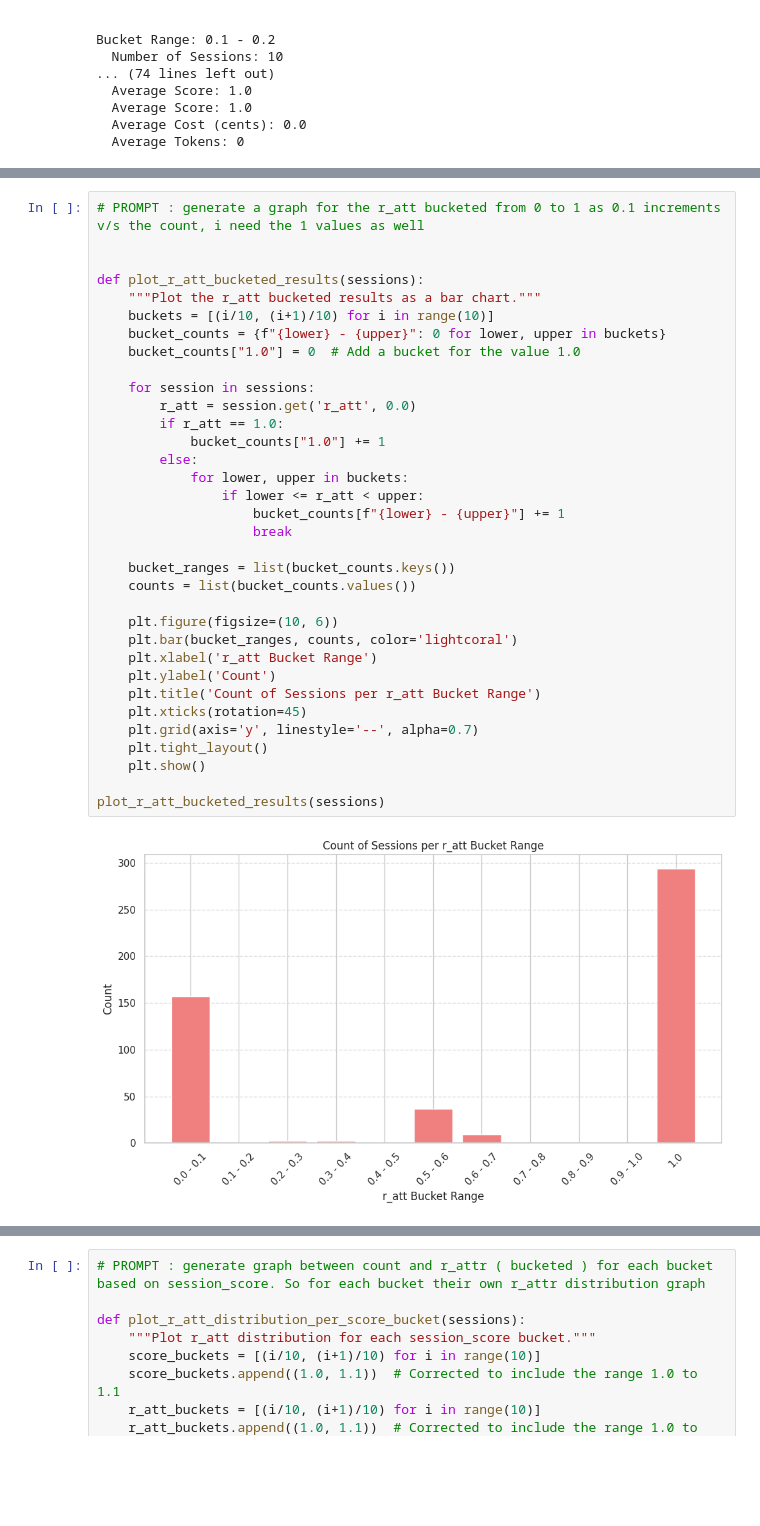
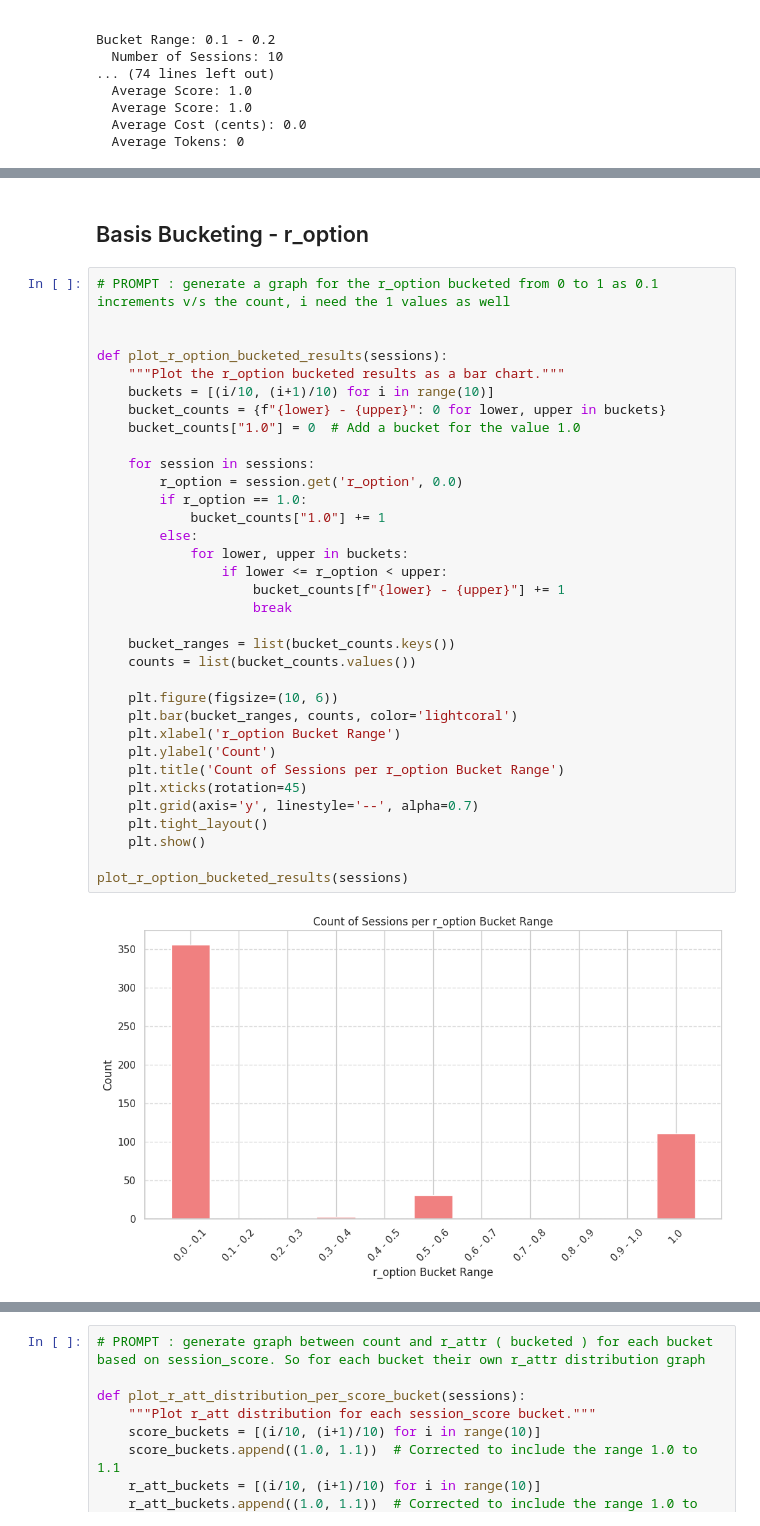
Before and after one commit to Govind-S-B/webshop-benchmark-prune, a Jupyter notebook: analytics_script/analytics_notebook.ipynb, the cells around one changed output, grey strips where cells are left out. Drawn from its saved outputs; the diff is of its cells as text; blank space fills up the shorter version.

```diff
--- a/analytics_script/analytics_notebook.ipynb
+++ b/analytics_script/analytics_notebook.ipynb
@@ -249,39 +249,41 @@ def plot_bucketed_results(bucketed_results):
 plot_bucketed_results(bucketed_results)
 # %% [output]
 [figure]
+# %% [markdown]
+## Basis Bucketing - r_option
 # %%
-# PROMPT : generate a graph for the r_att bucketed from 0 to 1 as 0.1 increments v/s the count, i need the 1 values as well
+# PROMPT : generate a graph for the r_option bucketed from 0 to 1 as 0.1 increments v/s the count, i need the 1 values as well
 
 
-def plot_r_att_bucketed_results(sessions):
-    """Plot the r_att bucketed results as a bar chart."""
+def plot_r_option_bucketed_results(sessions):
+    """Plot the r_option bucketed results as a bar chart."""
     buckets = [(i/10, (i+1)/10) for i in range(10)]
     bucket_counts = {f"{lower} - {upper}": 0 for lower, upper in buckets}
     bucket_counts["1.0"] = 0  # Add a bucket for the value 1.0
 
     for session in sessions:
-        r_att = session.get('r_att', 0.0)
-        if r_att == 1.0:
+        r_option = session.get('r_option', 0.0)
+        if r_option == 1.0:
             bucket_counts["1.0"] += 1
         else:
             for lower, upper in buckets:
-                if lower <= r_att < upper:
+                if lower <= r_option < upper:
                     bucket_counts[f"{lower} - {upper}"] += 1
                     break
 
     bucket_ranges = list(bucket_counts.keys())
     counts = list(bucket_counts.values())
 
     plt.figure(figsize=(10, 6))
     plt.bar(bucket_ranges, counts, color='lightcoral')
-    plt.xlabel('r_att Bucket Range')
+    plt.xlabel('r_option Bucket Range')
     plt.ylabel('Count')
-    plt.title('Count of Sessions per r_att Bucket Range')
+    plt.title('Count of Sessions per r_option Bucket Range')
     plt.xticks(rotation=45)
     plt.grid(axis='y', linestyle='--', alpha=0.7)
     plt.tight_layout()
     plt.show()
 
-plot_r_att_bucketed_results(sessions)
+plot_r_option_bucketed_results(sessions)
 # %% [output]
-[figure, old version]
+[figure, new version]
```
Also changed, not shown: parts of 25 cells of this notebook.
